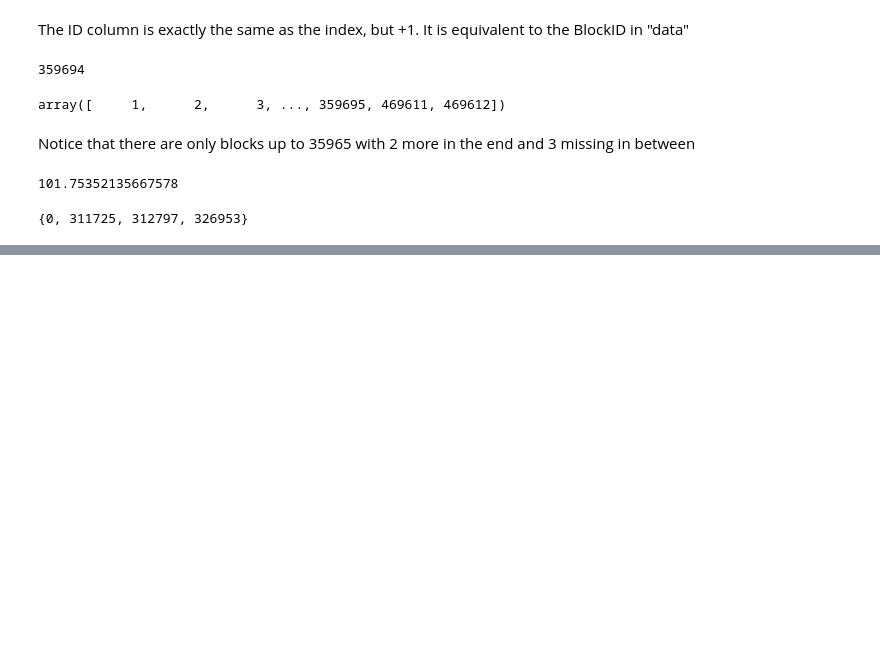
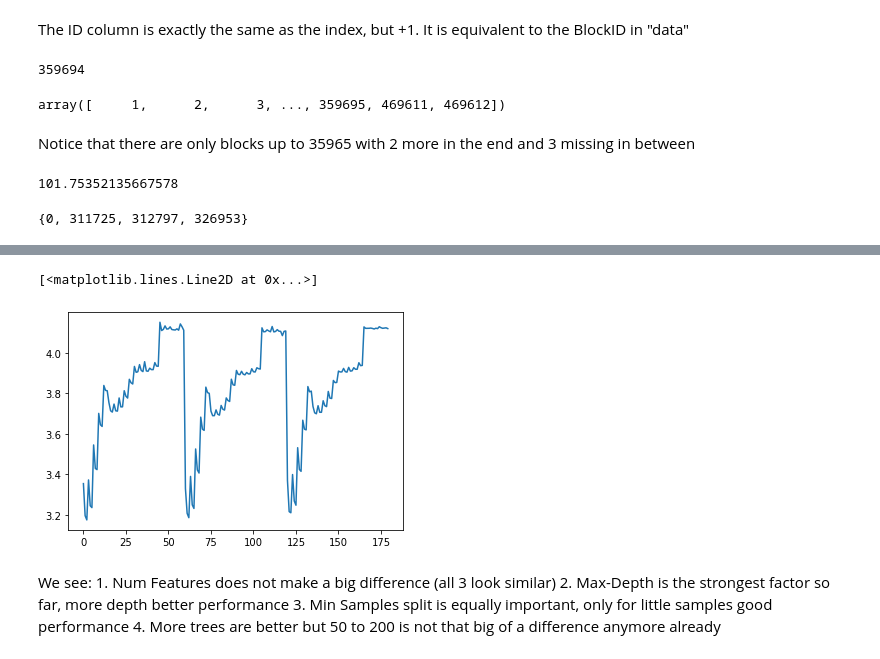
Before and after one commit to stefanhuber1510/marbleProject, a Jupyter notebook: scoring/reconstructGlobalClassifier.ipynb, the cells around one changed output, grey strips where cells are left out. Drawn from its saved outputs; the diff is of its cells as text; code cells hidden in the pictures; blank space fills up the shorter version.

```diff
--- a/scoring/reconstructGlobalClassifier.ipynb
+++ b/scoring/reconstructGlobalClassifier.ipynb
@@ -303,0 +338,11 @@ plt.plot(np.array(arr2).flatten())
+# %%
+plt.plot(np.array(scoresTest).flatten())
+# %% [output]
+[<matplotlib.lines.Line2D at 0x...>]
+[figure, added]
+# %% [markdown]
+We see:
+    1. Num Features does not make a big difference (all 3 look similar)
+    2. Max-Depth is the strongest factor so far, more depth better performance
+    3. Min Samples split is equally important, only for little samples good performance
+    4. More trees are better but 50 to 200 is not that big of a difference anymore already
```
Also changed, not shown: parts of 60 cells of this notebook, 1 other file.
